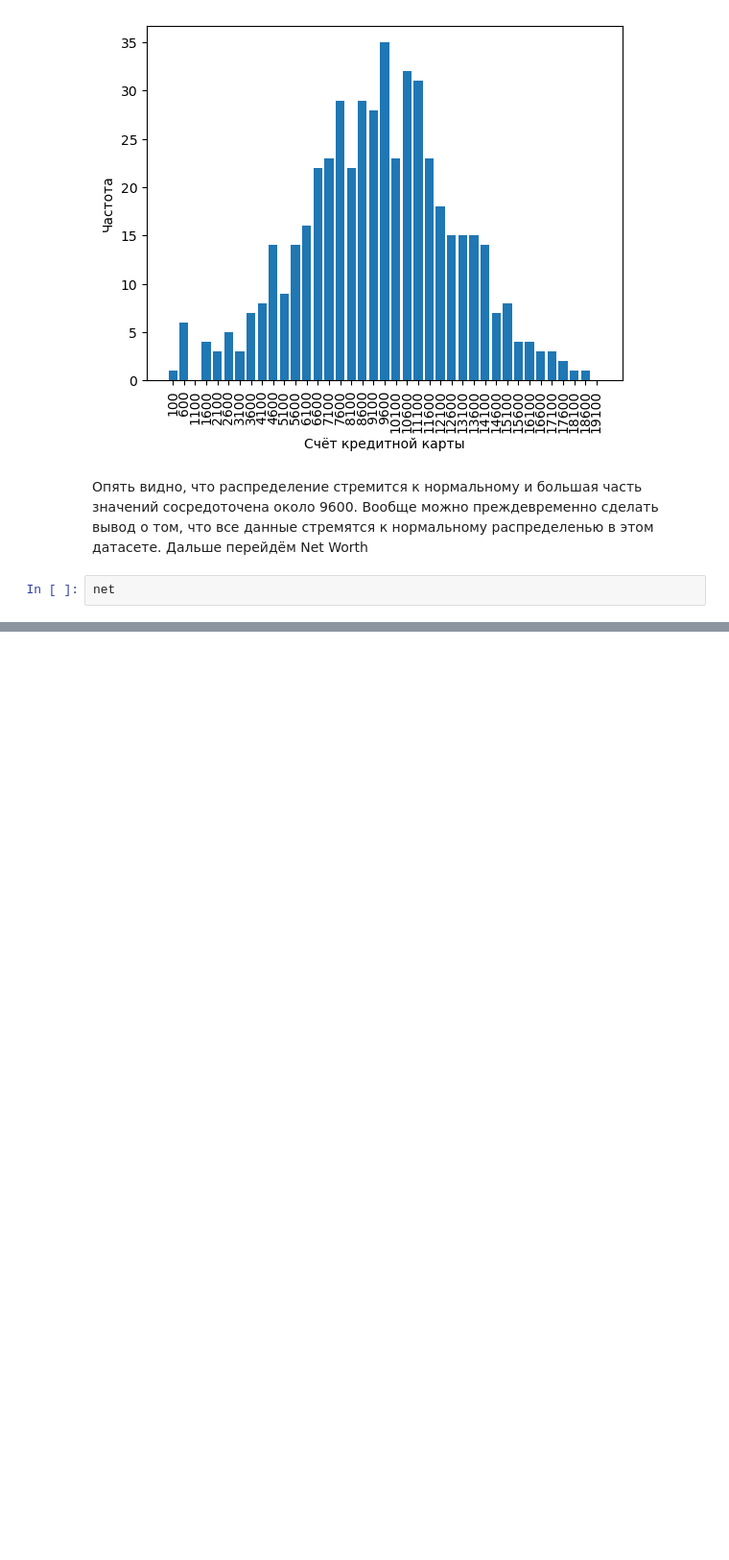
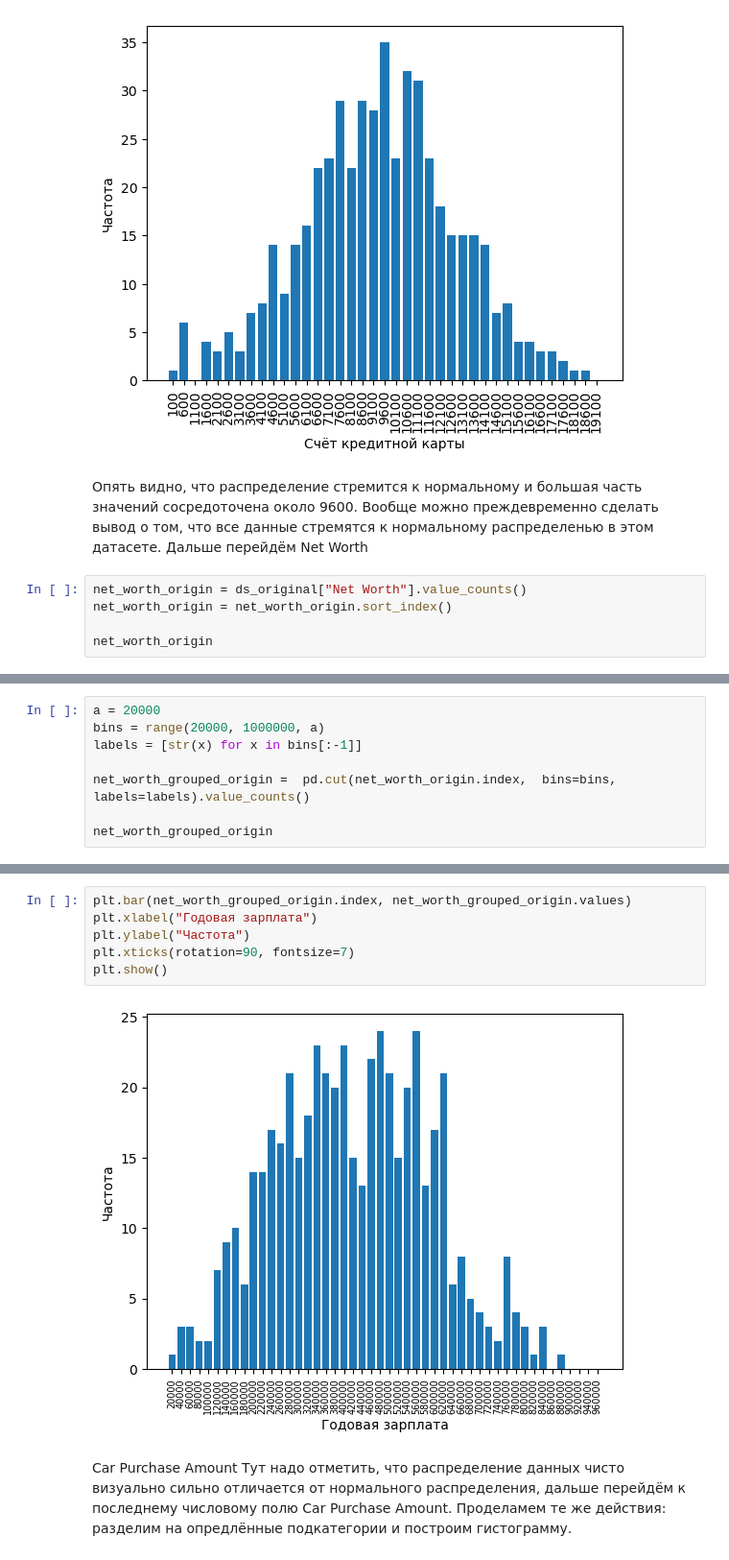
Before and after one commit to KorolevIvanMi/ML, a Jupyter notebook: labs/lab1.ipynb, the cells around one changed output, grey strips where cells are left out. Shown at 96% size. Cells and saved outputs as stored; diff of their text form; blank space fills up the shorter version.

```diff
--- a/labs/lab1.ipynb
+++ b/labs/lab1.ipynb
@@ -209,4 +214,7 @@ plt.show()
 # %% [markdown]
 Опять видно, что распределение стремится к нормальному и большая часть значений сосредоточена около 9600. Вообще можно преждевременно сделать вывод о том, что все данные стремятся к нормальному распределенью  в этом датасете. Дальше перейдём Net Worth
 # %%
-net
+net_worth_origin = ds_original["Net Worth"].value_counts()
+net_worth_origin = net_worth_origin.sort_index()
+
+net_worth_origin
@@ -212,0 +235,8 @@ net
+# %%
+a = 20000
+bins = range(20000, 1000000, a)
+labels = [str(x) for x in bins[:-1]]
+
+net_worth_grouped_origin =  pd.cut(net_worth_origin.index,  bins=bins, labels=labels).value_counts()
+
+net_worth_grouped_origin
@@ -212,0 +261,10 @@ net
+# %%
+plt.bar(net_worth_grouped_origin.index, net_worth_grouped_origin.values)
+plt.xlabel("Годовая зарплата")
+plt.ylabel("Частота")
+plt.xticks(rotation=90, fontsize=7)
+plt.show()
+# %% [output]
+[figure, added]
+# %% [markdown]
+Car Purchase Amount Тут надо отметить, что распределение данных чисто визуально сильно отличается от нормального распределения, дальше перейдём к последнему числовому полю Car Purchase Amount. Проделамем те же действия: разделим на опредлённые подкатегории и построим гистограмму.
```
Also changed, not shown: parts of 44 cells of this notebook, 1 other file.
